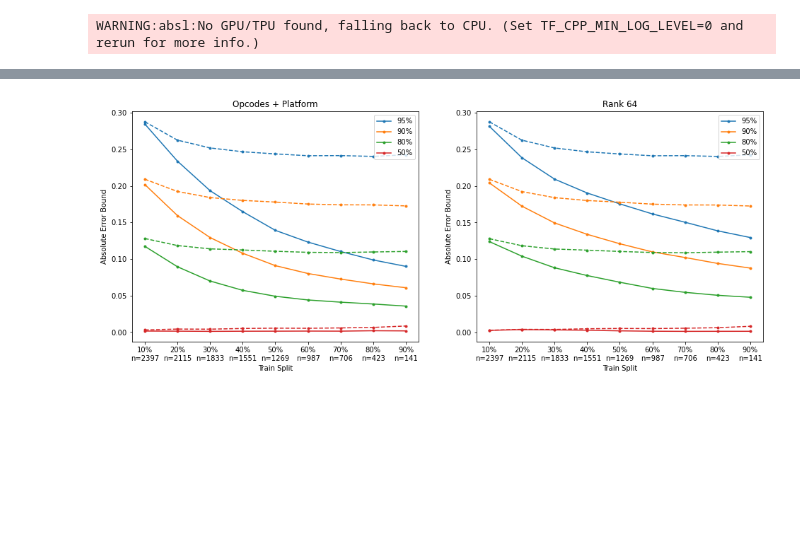
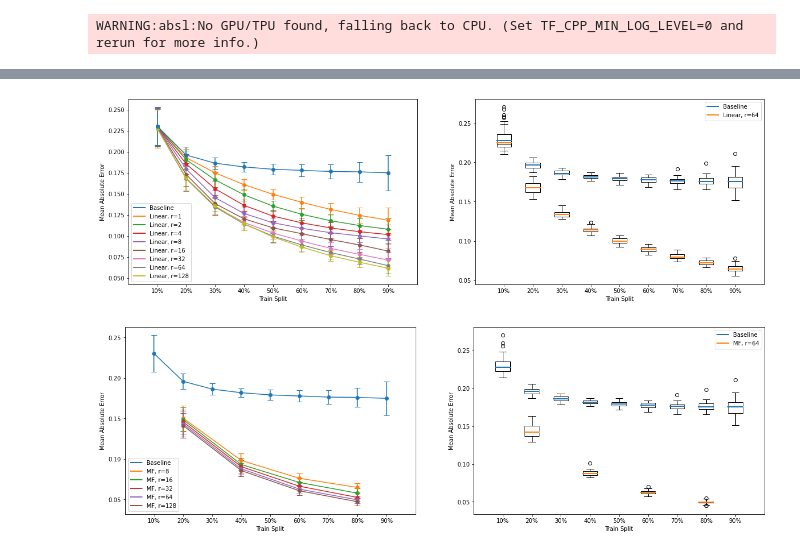
Before and after one commit to WiseLabCMU/pitot, a Jupyter notebook: notebooks/compare.ipynb, the cells around one changed output, grey strips where cells are left out. Cells and saved outputs as stored; diff of their text form; code cells hidden in the pictures; blank space fills up the shorter version.

```diff
--- a/notebooks/compare.ipynb
+++ b/notebooks/compare.ipynb
@@ -15,5 +14,5 @@ from plot import Result, Method
 # %%
-ds = Dataset("data.npz", offset=1000. * 1000.)
+ds = Dataset("data/data.npz", if_data="data/if.npz", offset=1000. * 1000.)
 
 with open("results/manifest.json") as f:
     methods = json.load(f)
@@ -25,25 +24,18 @@ results = {
 # %% [output]
 WARNING:absl:No GPU/TPU found, falling back to CPU. (Set TF_CPP_MIN_LOG_LEVEL=0 and rerun for more info.)
 # %%
-def plots(subset, ax=None, boxplot=True, baseline=True):
+def plots(subset, ax=None, boxplot=True, baseline=True, key="error", labels={}):
     if ax is None:
         fig, ax = plt.subplots(1, 1, figsize=(10, 6))
 
     colors = ["C{}".format(i + 1) for i in range(len(subset))]
-    legend = [methods[m] for m in subset]
+    legend = [labels.get(m, methods.get(m)) for m in subset]
     for color, method in zip(colors, subset):
-        results[method].compare(ax, color=color, baseline=False, boxplot=boxplot)
+        results[method].compare(ax, color=color, boxplot=boxplot, key=key)
 
     if baseline:
         colors = ["C0"] + colors
         legend = ["Baseline"] + legend
-        results["embedding"].compare(ax, color='C0', baseline=True, boxplot=boxplot)
+        results["Lr8"].compare(ax, color='C0', boxplot=boxplot, key="baseline")
 
     ax.legend([Line2D([0], [0], color=c, lw=2) for c in colors], legend)
-# %%
-fig, axs = plt.subplots(2, 2, figsize=(20, 12))
-
-plots(["embedding"], ax=axs[0, 0])
-plots(["linear4", "linear8", "linear16", "linear32", "linear64"], ax=axs[0, 1], boxplot=False)
-plots(["embedding", "linear64"], ax=axs[1, 0], baseline=False)
-plots(["embedding", "module_only", "runtime_only", "linear64"], ax=axs[1, 1], boxplot=False)
@@ -52,9 +42,26 @@ plots(["embedding", "module_only", "runtime_only", "linear64"], ax=axs[1, 1], bo
-# %%
-fig, axs = plt.subplots(1, 2, figsize=(16, 6))
-
-subset = ["embedding", "linear64"]
-for method, ax in zip(subset, axs):
-    results[method].bounds(ax)
-    ax.set_title(methods[method])
-# %% [output]
-[figure, removed]
+# %%
+# Ablation: Linear Dimension
+
+def _ablation_linear_r():
+    fig, axs = plt.subplots(1, 2, figsize=(20, 6))
+    plots(
+        ["Lr{}".format(r) for r in [1, 2, 4, 8, 16, 32, 64, 128]],
+        ax=axs[0], boxplot=False)
+    plots(["Lr64"], ax=axs[1], baseline=True, boxplot=True)
+
+_ablation_linear_r()
+# %% [output]
+[figure, added]
+# %%
+# Ablation: Embedding Dimension
+
+def _ablation_embedding_r():
+    fig, axs = plt.subplots(1, 2, figsize=(20, 6))
+    plots(
+        ["Er{}".format(r) for r in [8, 16, 32, 64, 128]],
+        ax=axs[0], boxplot=False)
+    plots(["Er64"], ax=axs[1], baseline=True, boxplot=True)
+
+_ablation_embedding_r()
+# %% [output]
+[figure, added]
```
Also changed, not shown: parts of 6 cells of this notebook, 8 other files.
